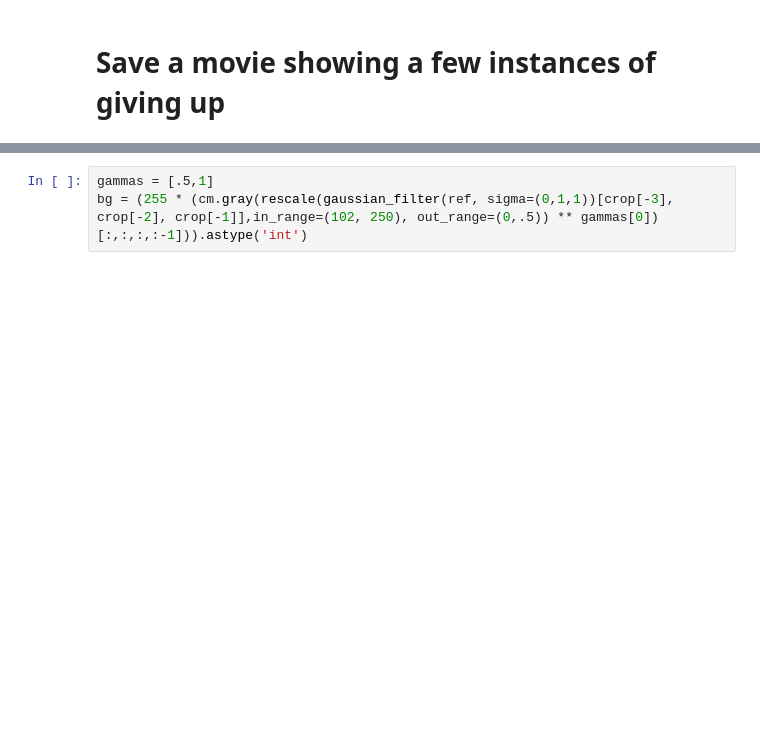
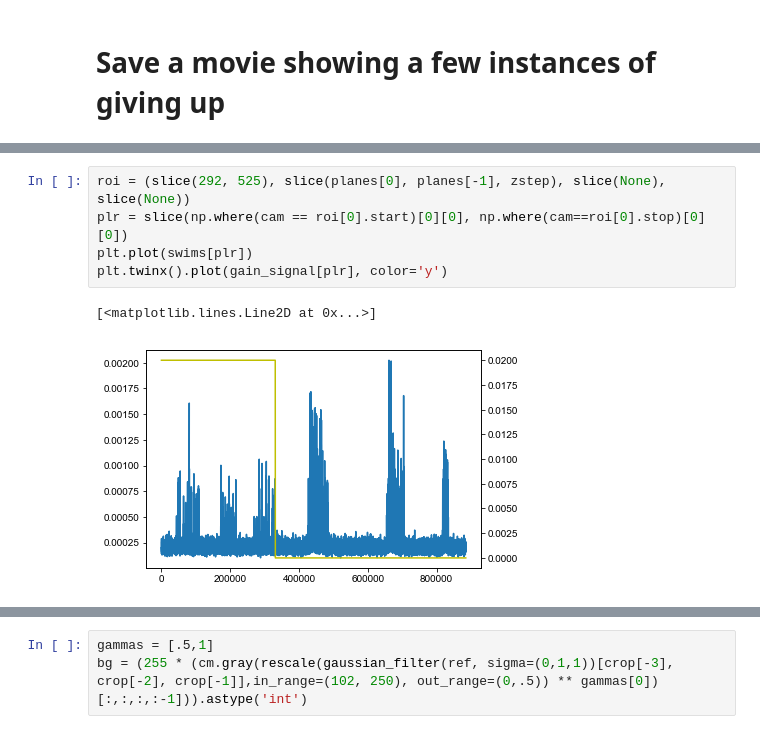
Before and after one commit to Yumuu/ngm, a Jupyter notebook: notebooks/presentation/gu_movie.ipynb, the cells around one changed output, grey strips where cells are left out. Drawn from its saved outputs; the diff is of its cells as text; blank space fills up the shorter version.

```diff
--- a/notebooks/presentation/gu_movie.ipynb
+++ b/notebooks/presentation/gu_movie.ipynb
@@ -74,5 +84,13 @@ zstep = int(np.diff(planes[:2]))
 print(planes)
 # %% [output]
 [ 5 10 15 20 26]
+# %%
+roi = (slice(292, 525), slice(planes[0], planes[-1], zstep), slice(None), slice(None))
+plr = slice(np.where(cam == roi[0].start)[0][0], np.where(cam==roi[0].stop)[0][0])
+plt.plot(swims[plr])
+plt.twinx().plot(gain_signal[plr], color='y')
+# %% [output]
+[<matplotlib.lines.Line2D at 0x...>]
+[figure, added]
 # %%
 %%time
```
Also changed, not shown: parts of 26 cells of this notebook, 10 other files.
